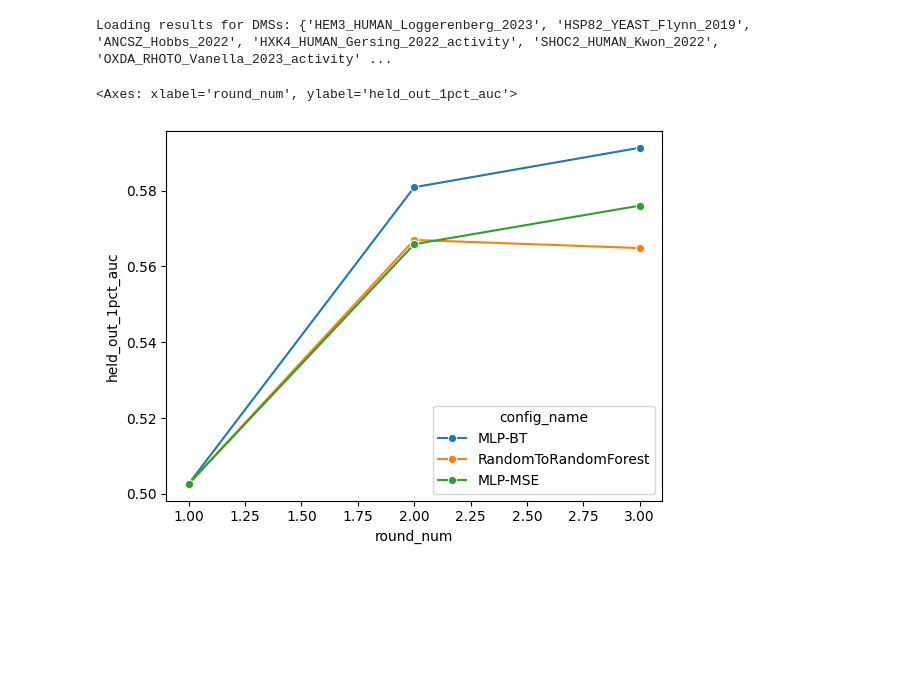
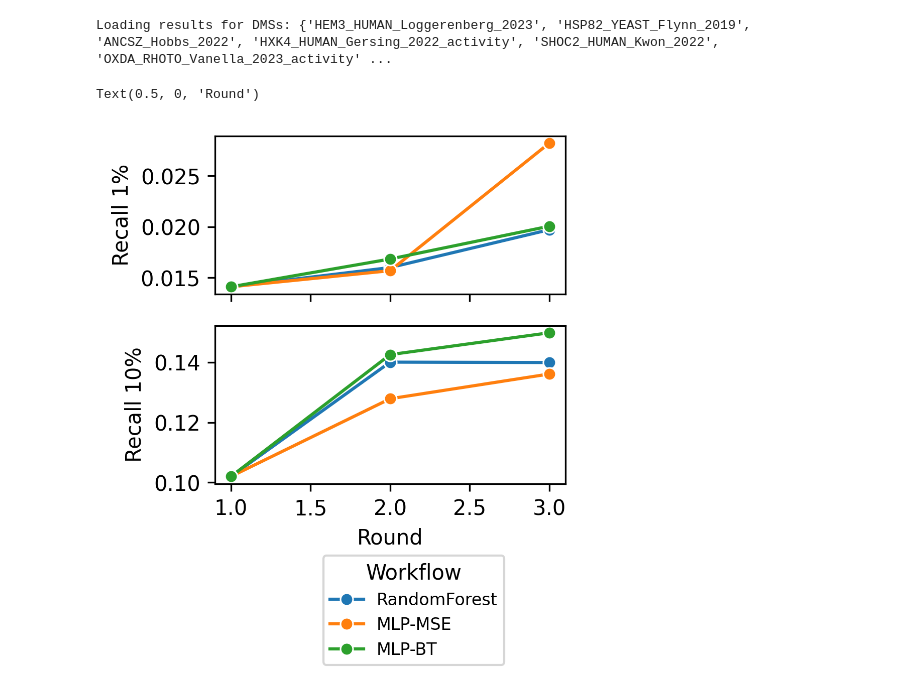
Before and after one commit to JBEI/foldy-internal, a Jupyter notebook: backend/src/notebooks/jacob/paperplots/250716_fig3_mse_to_bt.ipynb, the cells around one changed output. Saved outputs shown, nothing was run; the diff lists cells and outputs as text; code cells hidden in the pictures; blank space fills up the shorter version.

```diff
--- a/backend/src/notebooks/jacob/paperplots/250716_fig3_mse_to_bt.ipynb
+++ b/backend/src/notebooks/jacob/paperplots/250716_fig3_mse_to_bt.ipynb
@@ -17,19 +17,50 @@ round_metrics_df['dms_shortname'] = round_metrics_df.dms_id.apply(lambda x: DMS_
 # %% [output]
 Loading results for DMSs: {'HEM3_HUMAN_Loggerenberg_2023', 'HSP82_YEAST_Flynn_2019', 'ANCSZ_Hobbs_2022', 'HXK4_HUMAN_Gersing_2022_activity', 'SHOC2_HUMAN_Kwon_2022', 'OXDA_RHOTO_Vanella_2023_activity' ...
 # %%
-sns.lineplot(
-    data=round_metrics_df,
-    # y='held_out_activity_spearman',
-    # y='held_out_10pct_recall',
-    y='held_out_1pct_auc',
-    # y='held_out_activity_spearman',
-    x='round_num',
-    hue='config_name',
-    errorbar=None,
-    marker='o',
-    # style='config_name',
-    # errorbar=None
+fig, (ax1, ax2) = plt.subplots(2, 1, figsize=(3, 3), sharex=True, dpi=300)
+
+# CONFIGS = [c for c in round_metrics_df.config_name.unique()]
+
+CONFIGS = [
+    ('RandomToRandomForest', 'RandomForest'),
+    ('MLP-MSE', 'MLP-MSE'),
+    ('MLP-BT', 'MLP-BT'),
+    # ('FolDE-long-training', 'Extra long activity training (500 epochs)'),
+    # ('FolDE-with-Devariancing', 'With Devariancing'),
+    # ('FolDE-no-constantliar', 'No ConstantLiar'),
+    # ('FolDE-no-naturalnessTraining', 'No Naturalness Training'),
+]
+plot_df = round_metrics_df.copy()
+plot_df['config_name'] = plot_df.config_name.apply(lambda x: dict(CONFIGS).get(x, x))
+
+for ax, metric in zip([ax1, ax2], [ 'held_out_1pct_recall', 'held_out_10pct_recall']):
+    sns.lineplot(
+        ax=ax,
+        data=plot_df[plot_df.config_name.isin([c[1] for c in CONFIGS])],
+        # y='held_out_activity_spearman',
+        y=metric,
+        # y='held_out_1pct_auc',
+        # y='held_out_activity_spearman',
+        x='round_num',
+        hue='config_name',
+        errorbar=None,
+        marker='o',
+        hue_order=[c[1] for c in CONFIGS],
+        # style='config_name',
+        # errorbar=None
+    )
+
+# Disable ax1 legend
+ax1.get_legend().remove()
+ax2.legend(
+    title='Workflow',
+    loc='lower right',
+    bbox_to_anchor=(0.85, -1.2),
+    fontsize=8
 )
+ax1.set_ylabel('Recall 1%')
+ax2.set_ylabel('Recall 10%')
+ax2.set_xlabel('Round')
 # %% [output]
-<Axes: xlabel='round_num', ylabel='held_out_1pct_auc'>
+Text(0.5, 0, 'Round')
-[figure, old version]
+[figure, new version]
```
Also changed, not shown: 8 other files.
